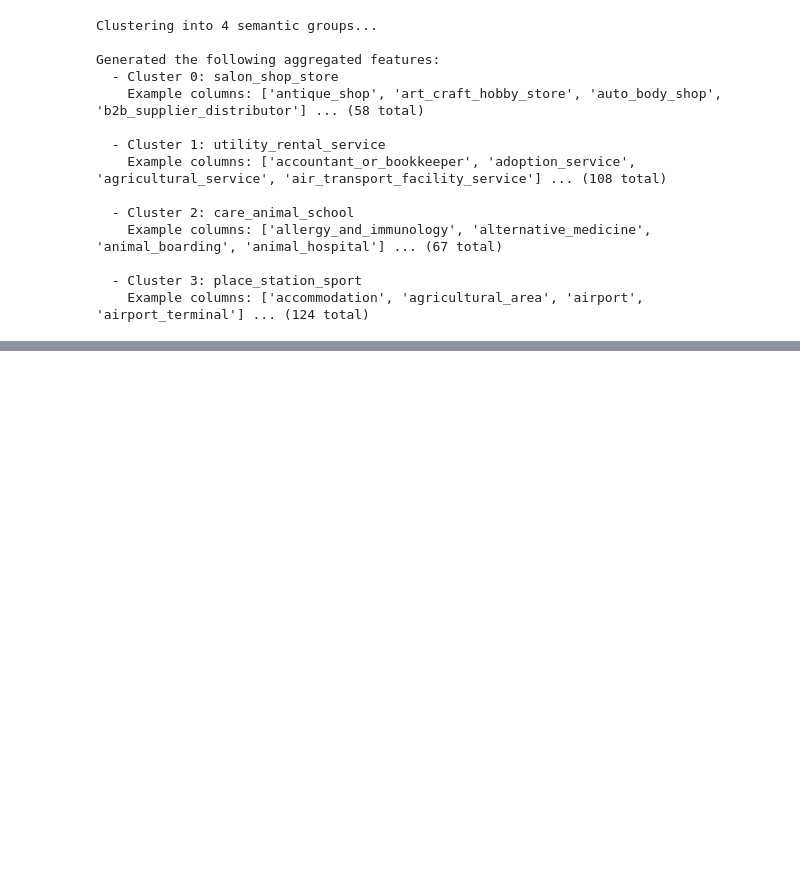
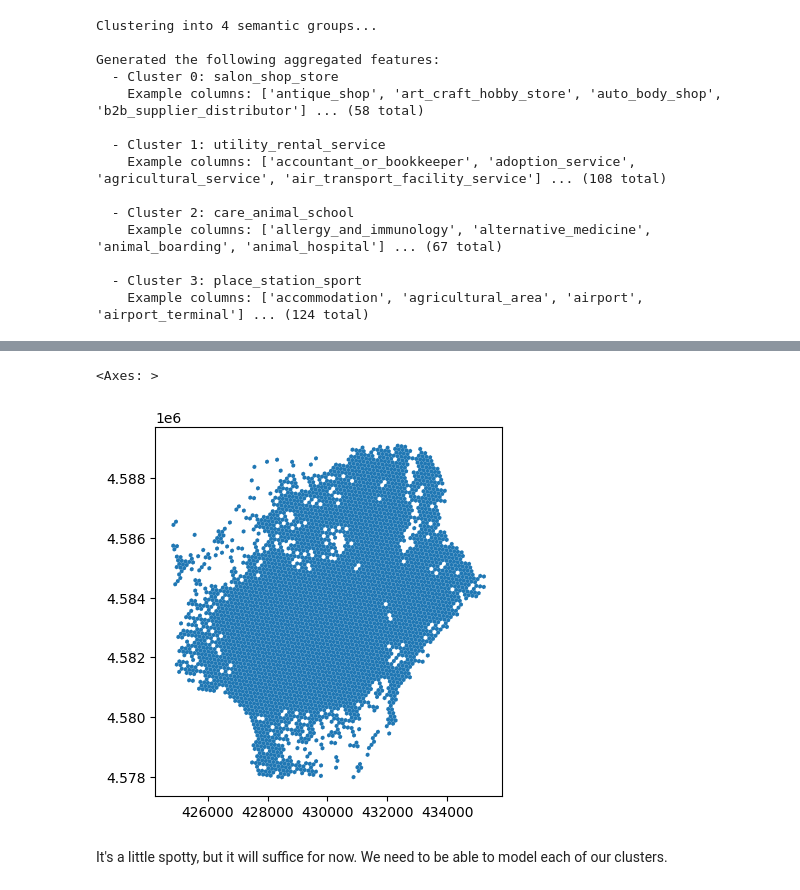
Before and after one commit to jammy-data/REALLOCATE_AI, a Jupyter notebook: notebooks/03_5_dimensionality_reduction.ipynb, the cells around one changed output, grey strips where cells are left out. Drawn from its saved outputs; the diff is of its cells as text; code cells hidden in the pictures; blank space fills up the shorter version.

```diff
--- a/notebooks/03_5_dimensionality_reduction.ipynb
+++ b/notebooks/03_5_dimensionality_reduction.ipynb
@@ -272,3 +271,7 @@ Generated the following aggregated features:
 
   - Cluster 3: place_station_sport
     Example columns: ['accommodation', 'agricultural_area', 'airport', 'airport_terminal'] ... (124 total)
+# %%
+pois_geo = pois[['h3_id', 'geometry']].copy()
+buildings_geo = buildings[['h3_id', 'geometry']].copy()
+landuse_geo = landuse[['h3_id', 'geometry']].copy()
@@ -274,0 +283,7 @@ Generated the following aggregated features:
+# %%
+model_df = (
+    landuse_reduced
+    .merge(pois_reduced, on=['h3_id', 'geometry'], how='left')
+    .merge(buildings_reduced, on=['h3_id', 'geometry'], how='left')
+    .merge(ndvi_reduced, on=['h3_id', 'geometry'], how='left')
+)
@@ -274,0 +304,7 @@ Generated the following aggregated features:
+# %%
+# remove rows with any NaN in any column
+model_df_clean = model_df.dropna().reset_index(drop=True)
+
+# quick check
+print("before:", model_df.shape, "after:", model_df_clean.shape)
+print(model_df_clean.isna().sum())
@@ -275,14 +329,7 @@ Generated the following aggregated features:
 # %%
-
-
-# Suppose you have one thematic table
-X = buildings_df.drop(columns=['h3_id'])
-X_scaled = StandardScaler().fit_transform(X)
-
-pca = PCA(n_components=3)
-pca_components = pca.fit_transform(X_scaled)
-
-buildings_pca = (
-    pd.DataFrame(pca_components, columns=[f'build_pc{i+1}' for i in range(3)])
-    .assign(h3_id=buildings_df['h3_id'].values)
-)
+model_df_clean.plot()
+# %% [output]
+<Axes: >
+[figure, added]
+# %% [markdown]
+It's a little spotty, but it will suffice for now. We need to be able to model each of our clusters.
```
Also changed, not shown: parts of 9 cells of this notebook, 3 other files.
